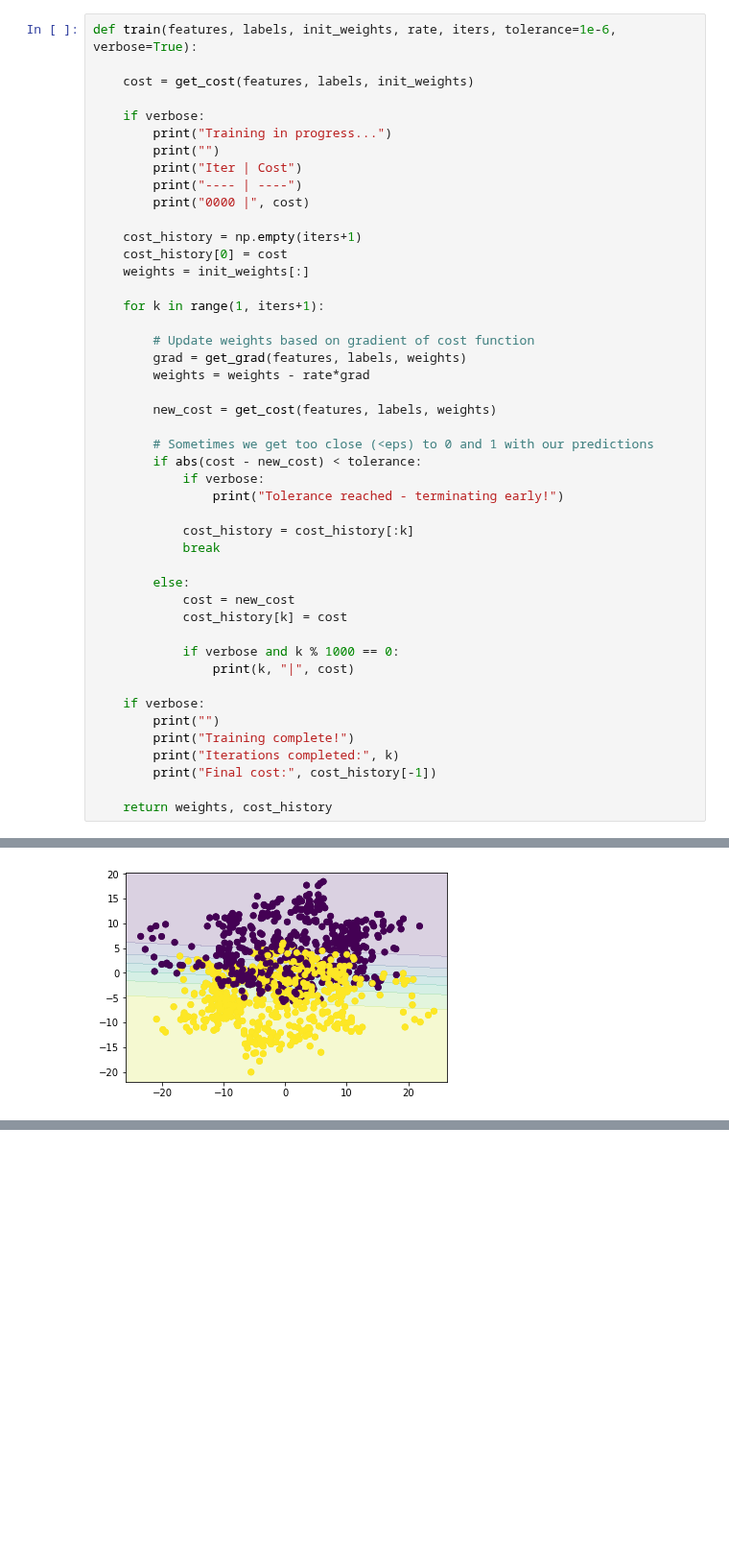
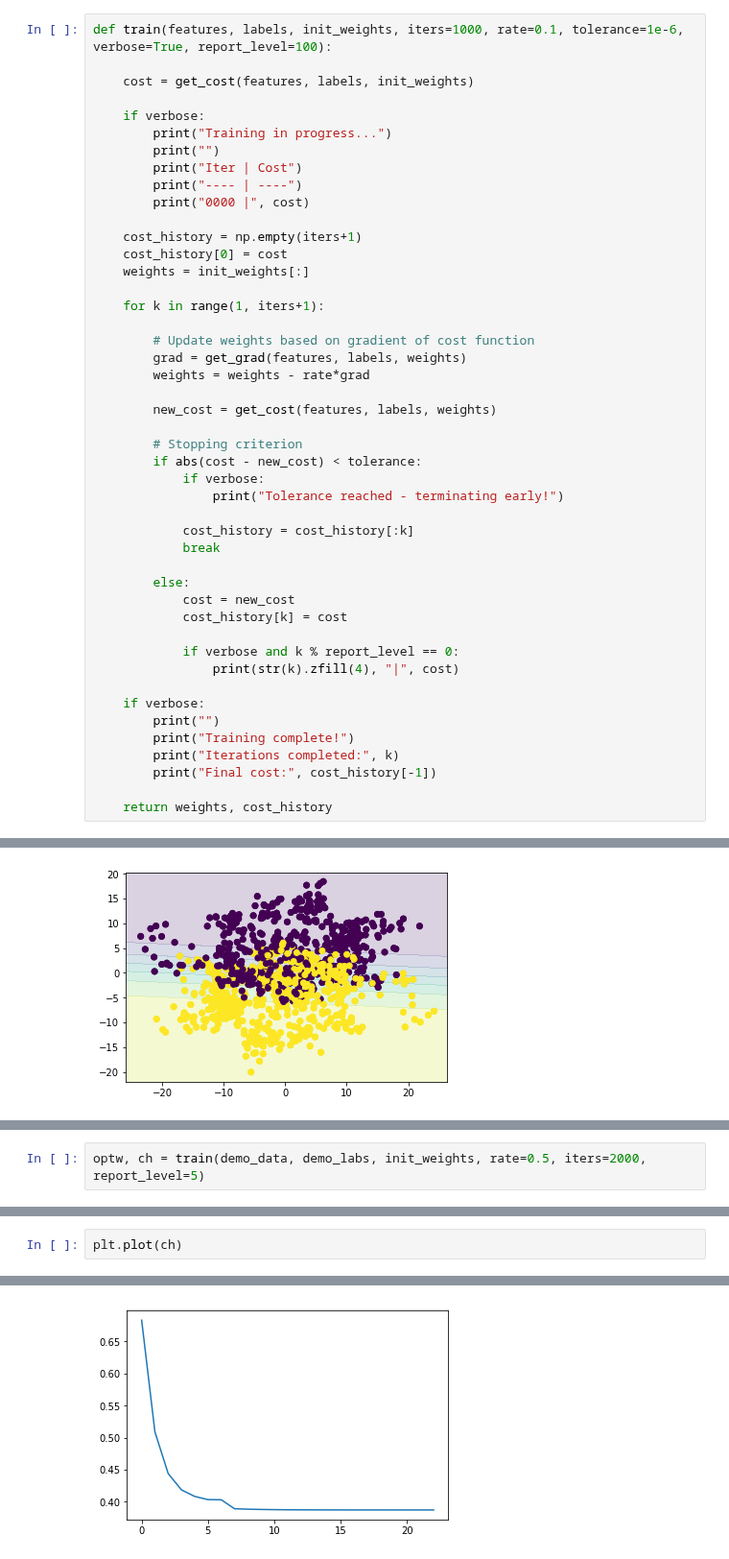
Before and after one commit to owenjonesuob/neural-nets-for-classification, a Jupyter notebook: sandbox.ipynb, the cells around one changed output, grey strips where cells are left out. Shown at 96% size. Saved outputs shown, nothing was run; the diff lists cells and outputs as text; blank space fills up the shorter version.

Commit message:
Add section on adaptive rate

```diff
--- a/sandbox.ipynb
+++ b/sandbox.ipynb
@@ -125,5 +128,5 @@ array([2.08807227e-03, 7.51013464e-01, 2.35390630e+00])
 # %%
-def train(features, labels, init_weights, rate, iters, tolerance=1e-6, verbose=True):
+def train(features, labels, init_weights, iters=1000, rate=0.1, tolerance=1e-6, verbose=True, report_level=100):
 
     cost = get_cost(features, labels, init_weights)
 
@@ -146,7 +149,7 @@ def train(features, labels, init_weights, rate, iters, tolerance=1e-6, verbose=T
 
         new_cost = get_cost(features, labels, weights)
 
-        # Sometimes we get too close (<eps) to 0 and 1 with our predictions
+        # Stopping criterion
         if abs(cost - new_cost) < tolerance:
             if verbose:
                 print("Tolerance reached - terminating early!")
@@ -158,8 +161,8 @@ def train(features, labels, init_weights, rate, iters, tolerance=1e-6, verbose=T
             cost = new_cost
             cost_history[k] = cost
 
-            if verbose and k % 1000 == 0:
-                print(k, "|", cost)
+            if verbose and k % report_level == 0:
+                print(str(k).zfill(4), "|", cost)
 
     if verbose:
         print("")
@@ -207,0 +277,2 @@ plot_boundary(demo_data, demo_labs, opt_weights)
+# %%
+optw, ch = train(demo_data, demo_labs, init_weights, rate=0.5, iters=2000, report_level=5)
@@ -207,0 +296,3 @@ plot_boundary(demo_data, demo_labs, opt_weights)
+# %%
+plt.plot(ch)
+# %% [output]
@@ -207,0 +300 @@ plot_boundary(demo_data, demo_labs, opt_weights)
+[figure, added]
```
Also changed, not shown: parts of 7 cells of this notebook.
